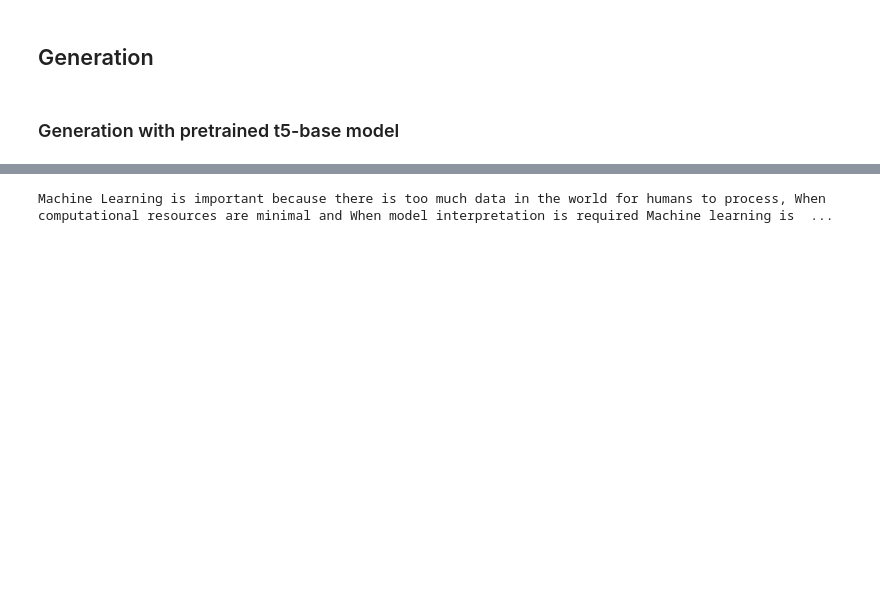
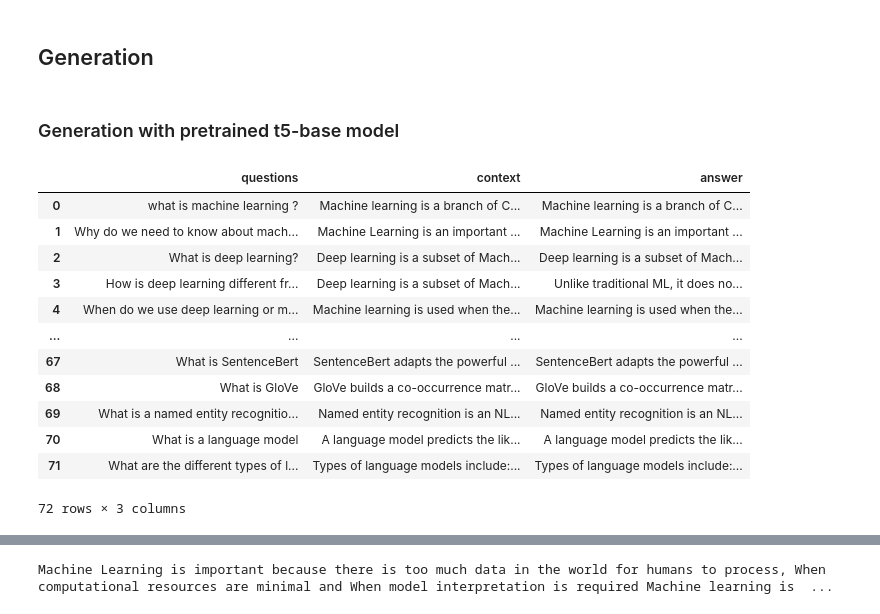
Before and after one commit to afsarahannan/NLP_RAG_Project-, a Jupyter notebook: Retrieval_Generation_project.ipynb, the cells around one changed output, grey strips where cells are left out. Cells and saved outputs as stored; diff of their text form; code cells hidden in the pictures; blank space fills up the shorter version.

```diff
--- a/Retrieval_Generation_project.ipynb
+++ b/Retrieval_Generation_project.ipynb
@@ -76,7 +125,7 @@ with Run().context(RunConfig(experiment='notebook')):
 #These are the type of sample questions we can ask the retriever
 questions
 # %%
-query = 'Why do we need machine learning ?' # try with an in-range query or supply your own
+query = questions[0] # try with an in-range query or supply your own
 print(f"Question: {query}")
 
 # Find the top-3 passages for this query
@@ -107,0 +204,28 @@ retrieved_response
+# %%
+#upload the dataset
+import pandas as pd
+import numpy as np
+queries = pd.read_csv("/content/queries.csv", header = None ,sep='\t')
+answers = pd.read_csv("/content/answers.csv", header = None ,sep='\t')
+
+# File path of the text file
+file_path = '/content/context.txt'
+
+# Reading the contents of the text file
+with open(file_path, 'r') as file:
+    context = file.read()
+# %%
+#list of all the questions
+questions =[x for x in queries[0]]
+
+
+#index of all the answer corresponding to the question
+answer_index = [x for x in queries[1]]
+answer_index_integers = [[int(num)-1 for num in sub_string.split(',')] for sub_string in answer_index]
+
+#passage of the answers
+answer_text = [x for x in answers[0]]
+# %%
+#combine all the answers corresponding to the questions in one list
+answer = [[answer_text[x] for x in sublist]for sublist in answer_index_integers]
+answer_compiled = ["".join(text) for text in answer]
@@ -107,0 +274,21 @@ retrieved_response
+# %%
+questions_df = pd.DataFrame(questions, columns=['questions'])
+answer_df = pd.DataFrame(answer_compiled, columns=['answer'])
+context_df = pd.DataFrame(context_compiled, columns=['context'])
+
+data = pd.concat([questions_df, context_df,answer_df], axis=1)
+data
+# %% [output]
+|  | questions | context | answer |
+| 0 | what is machine learning ? | Machine learning is a branch of C... | Machine learning is a branch of C... |
+| 1 | Why do we need to know about mach... | Machine Learning is an important ... | Machine Learning is an important ... |
+| 2 | What is deep learning? | Deep learning is a subset of Mach... | Deep learning is a subset of Mach... |
+| 3 | How is deep learning different fr... | Deep learning is a subset of Mach... | Unlike traditional ML, it does no... |
+| 4 | When do we use deep learning or m... | Machine learning is used when the... | Machine learning is used when the... |
+| ... | ... | ... | ... |
+| 67 | What is SentenceBert | SentenceBert adapts the powerful ... | SentenceBert adapts the powerful ... |
+| 68 | What is GloVe | GloVe builds a co-occurrence matr... | GloVe builds a co-occurrence matr... |
+| 69 | What is a named entity recognitio... | Named entity recognition is an NL... | Named entity recognition is an NL... |
+| 70 | What is a language model | A language model predicts the lik... | A language model predicts the lik... |
+| 71 | What are the different types of l... | Types of language models include:... | Types of language models include:... |
+72 rows × 3 columns
```
Also changed, not shown: parts of 23 cells of this notebook.
